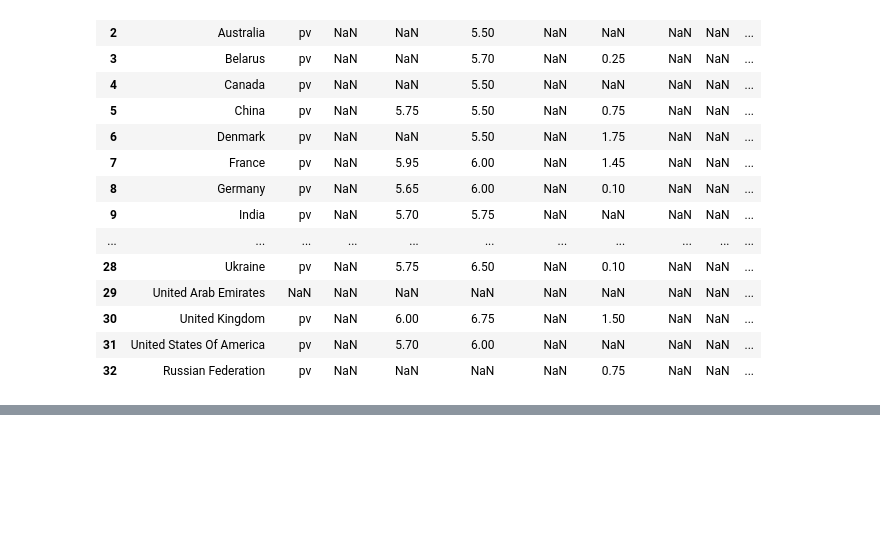
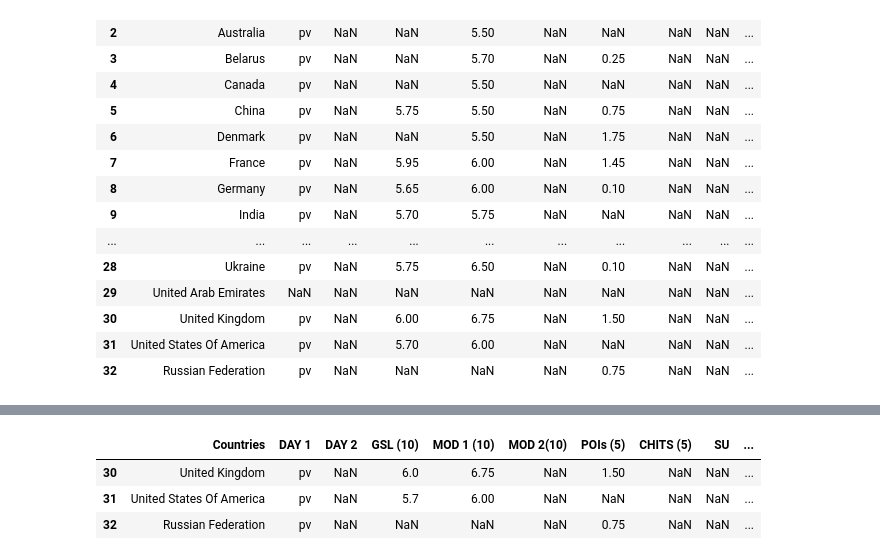
Before and after one commit to Sparsh015/data_analytics, a Jupyter notebook: pandas/pd_with_excel.ipynb, the cells around one changed output, grey strips where cells are left out. Cells and saved outputs as stored; diff of their text form; code cells hidden in the pictures; blank space fills up the shorter version.

```diff
--- a/pandas/pd_with_excel.ipynb
+++ b/pandas/pd_with_excel.ipynb
@@ -24,0 +34,8 @@ data
+# %%
+data.head(3)
+data.tail(3)
+# %% [output]
+|  | Countries | DAY 1 | DAY 2 | GSL (10) | MOD 1 (10) | MOD 2(10) | POIs (5) | CHITS (5) | SU | ... |
+| 30 | United Kingdom | pv | NaN | 6.0 | 6.75 | NaN | 1.50 | NaN | NaN | ... |
+| 31 | United States Of America | pv | NaN | 5.7 | 6.00 | NaN | NaN | NaN | NaN | ... |
+| 32 | Russian Federation | pv | NaN | NaN | NaN | NaN | 0.75 | NaN | NaN | ... |
```
Also changed, not shown: parts of 10 cells of this notebook.
